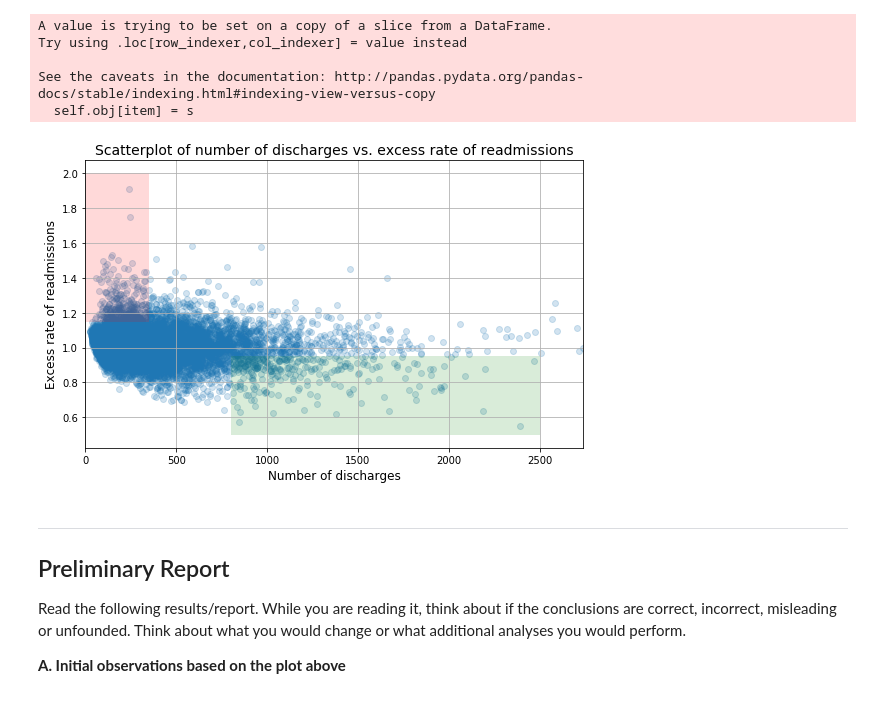
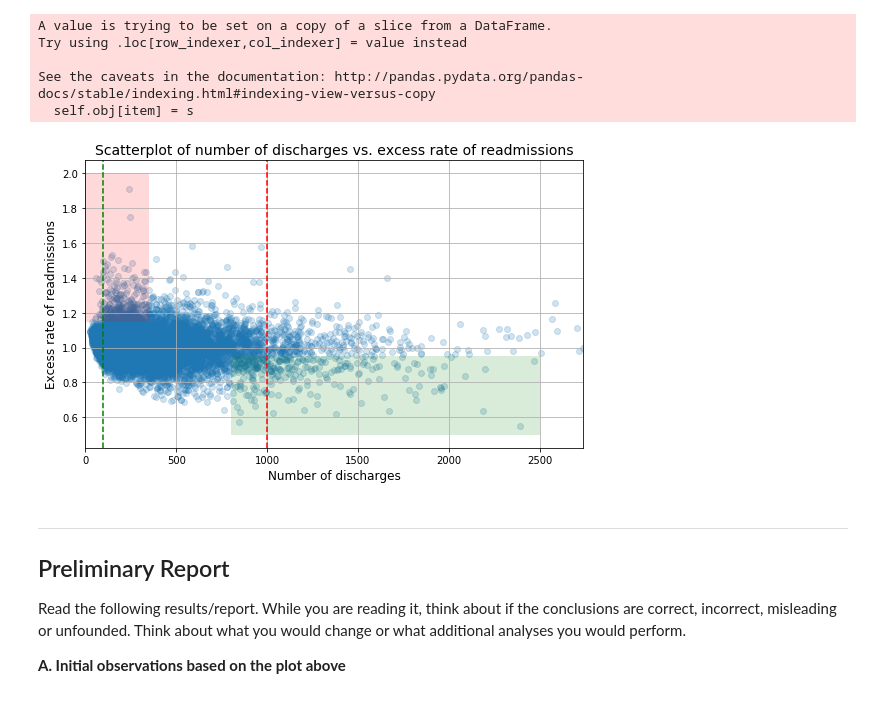
Before and after one commit to aparnack/data_science, a Jupyter notebook: exercises/hospital_readmit/sliderule_dsi_inferential_statistics_exercise_3.ipynb, the cells around one changed output. Drawn from its saved outputs; the diff is of its cells as text; code cells hidden in the pictures.

```diff
--- a/exercises/hospital_readmit/sliderule_dsi_inferential_statistics_exercise_3.ipynb
+++ b/exercises/hospital_readmit/sliderule_dsi_inferential_statistics_exercise_3.ipynb
@@ -46,24 +70,25 @@ See the caveats in the documentation: http://pandas.pydata.org/pandas-docs/stabl
 # %%
 # generate a scatterplot for number of discharges vs. excess rate of readmissions
 # lists work better with matplotlib scatterplot function
 x = [a for a in clean_hospital_read_df['Number of Discharges'][81:-3]]
 y = list(clean_hospital_read_df['Excess Readmission Ratio'][81:-3])
 
 fig, ax = plt.subplots(figsize=(8,5))
 ax.scatter(x, y,alpha=0.2)
 
 ax.fill_between([0,350], 1.15, 2, facecolor='red', alpha = .15, interpolate=True)
 ax.fill_between([800,2500], .5, .95, facecolor='green', alpha = .15, interpolate=True)
 
 ax.set_xlim([0, max(x)])
 ax.set_xlabel('Number of discharges', fontsize=12)
 ax.set_ylabel('Excess rate of readmissions', fontsize=12)
 ax.set_title('Scatterplot of number of discharges vs. excess rate of readmissions', fontsize=14)
-
+ax.axvline(100,linestyle='--',color='g')
+ax.axvline(1000,linestyle='--',color='r')
 ax.grid(True)
 fig.tight_layout()
 # %% [output]
-[figure, old version]
+[figure, new version]
 # %% [markdown]
 ****
 
```
Also changed, not shown: parts of 28 cells of this notebook.
